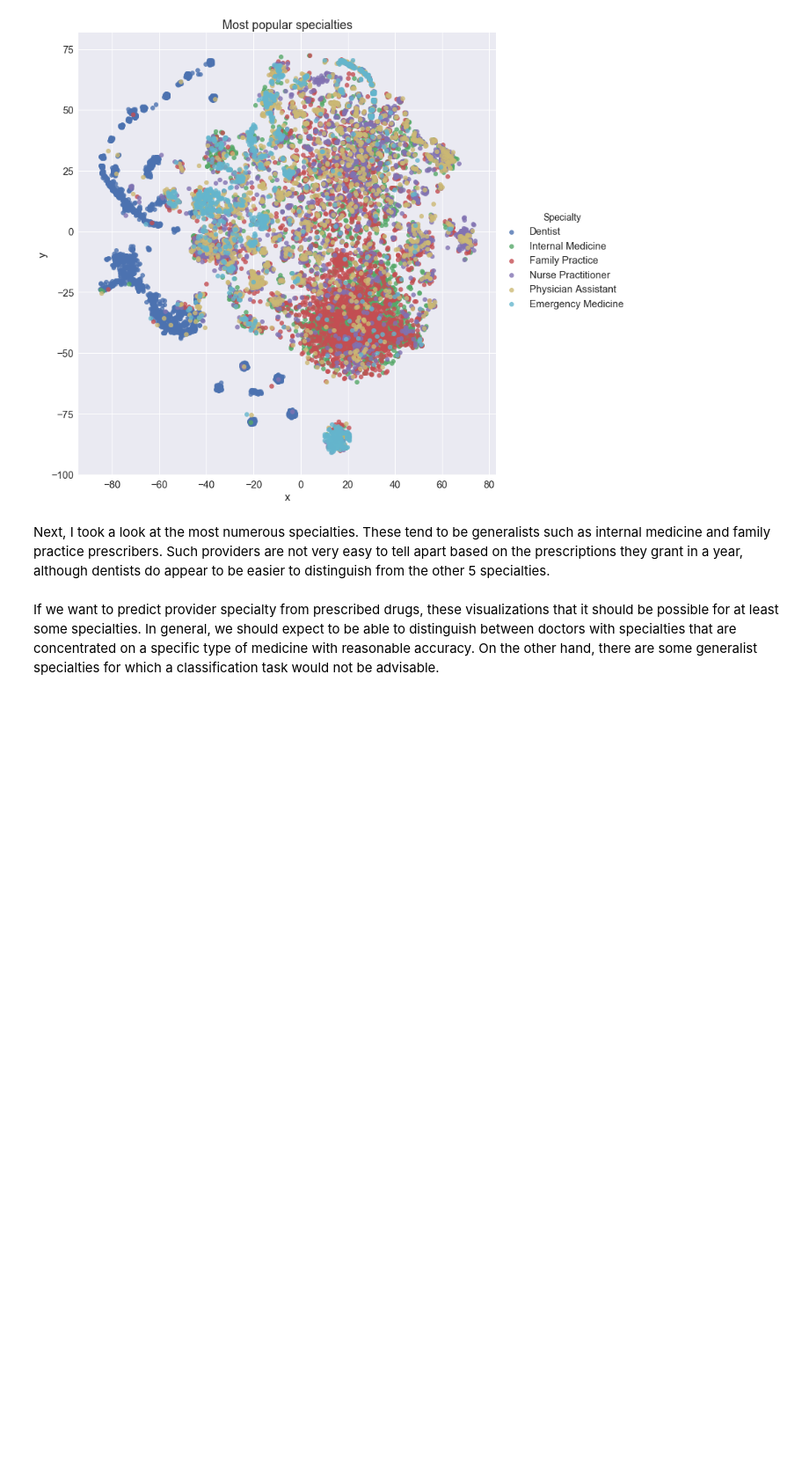
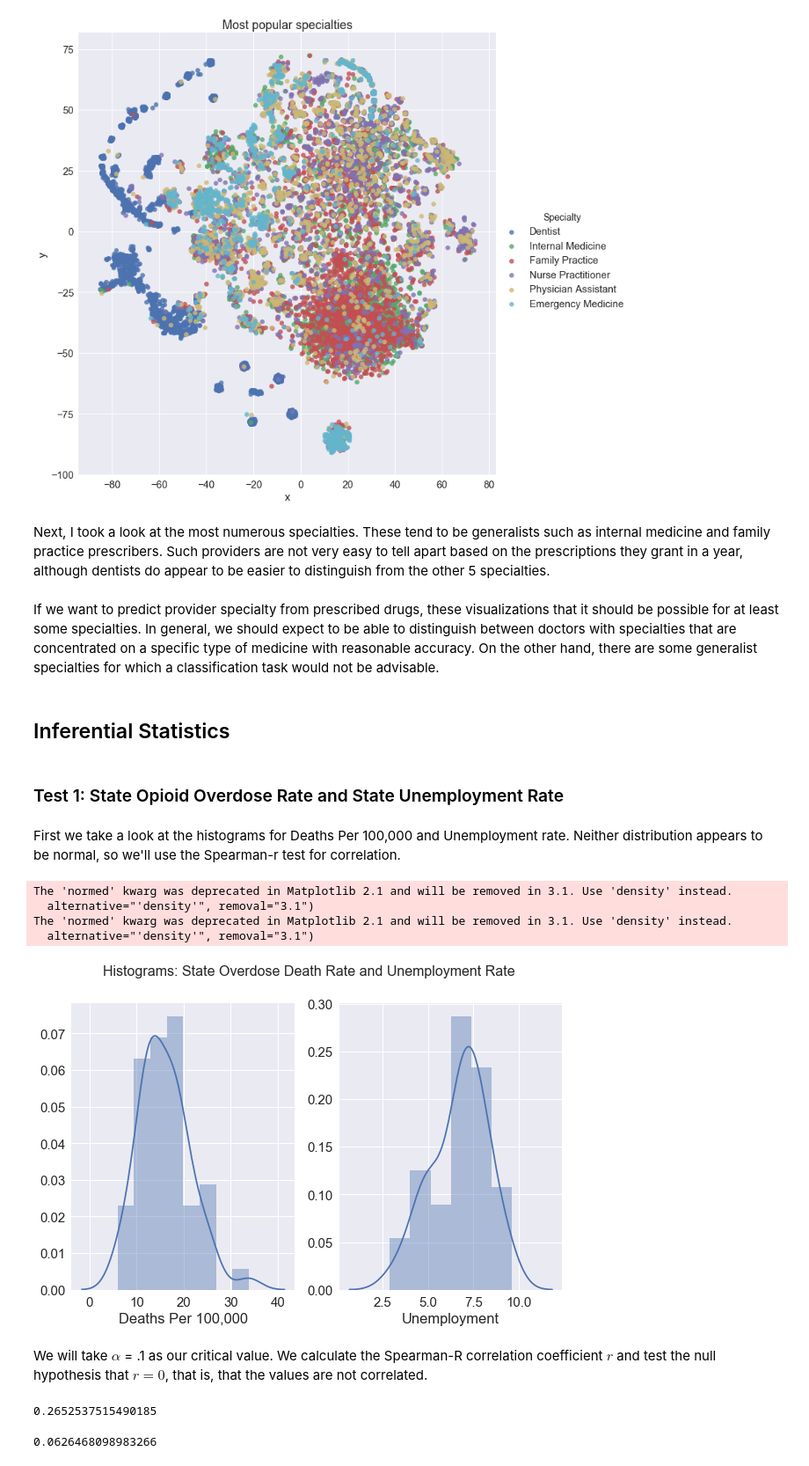
Before and after one commit to ryatchak/springboard, a Jupyter notebook: capstone1_prescriptionprediction/data_story.ipynb, the cells around one changed output. Shown at 88% size. Cells and saved outputs as stored; diff of their text form; code cells hidden in the pictures; blank space fills up the shorter version.

Commit message:
Inferential statistics, typo fix

```diff
--- a/capstone1_prescriptionprediction/data_story.ipynb
+++ b/capstone1_prescriptionprediction/data_story.ipynb
@@ -536,3 +531,23 @@ _ = plt.title('Most popular specialties')
 Next, I took a look at the most numerous specialties. These tend to be generalists such as internal medicine and family practice prescribers. Such providers are not very easy to tell apart based on the prescriptions they grant in a year, although dentists do appear to be easier to distinguish from the other 5 specialties.
 # %% [markdown]
 If we want to predict provider specialty from prescribed drugs, these visualizations that it should be possible for at least some specialties. In general, we should expect to be able to distinguish between doctors with specialties that are concentrated on a specific type of medicine with reasonable accuracy. On the other hand, there are some generalist specialties for which a classification task would not be advisable.
+# %% [markdown]
+## Inferential Statistics
+# %% [markdown]
+### Test 1: State Opioid Overdose Rate and State Unemployment Rate
+# %% [markdown]
+First we take a look at the histograms for Deaths Per 100,000 and Unemployment rate. Neither distribution appears to be normal, so we'll use the Spearman-r test for correlation.
+# %%
+fig, ax = plt.subplots(1,2, figsize = (10,6))
+_ = sns.distplot(overdoses['Deaths Per 100,000'], hist = True, ax= ax[0])
+_ = sns.distplot(overdoses['Unemployment'], hist = True, ax= ax[1])
+_ = plt.suptitle('Histograms: State Overdose Death Rate and Unemployment Rate', size = 16)
+fig.savefig('hist_odrate_unemployment.png')
+# %% [output]
+The 'normed' kwarg was deprecated in Matplotlib 2.1 and will be removed in 3.1. Use 'density' instead.
+  alternative="'density'", removal="3.1")
+The 'normed' kwarg was deprecated in Matplotlib 2.1 and will be removed in 3.1. Use 'density' instead.
+  alternative="'density'", removal="3.1")
+[figure, added]
+# %% [markdown]
+We will take $\alpha$ = .1 as our critical value. We calculate the Spearman-R correlation coefficient $r$ and test the null hypothesis that $r =0$, that is, that the values are not correlated.
@@ -538,0 +557,8 @@ If we want to predict provider specialty from prescribed drugs, these visualizat
+# %%
+r_val
+# %% [output]
+0.2652537515490185
+# %%
+r_p_val
+# %% [output]
+0.0626468098983266
```
Also changed, not shown: parts of 44 cells of this notebook, 1 other file.
